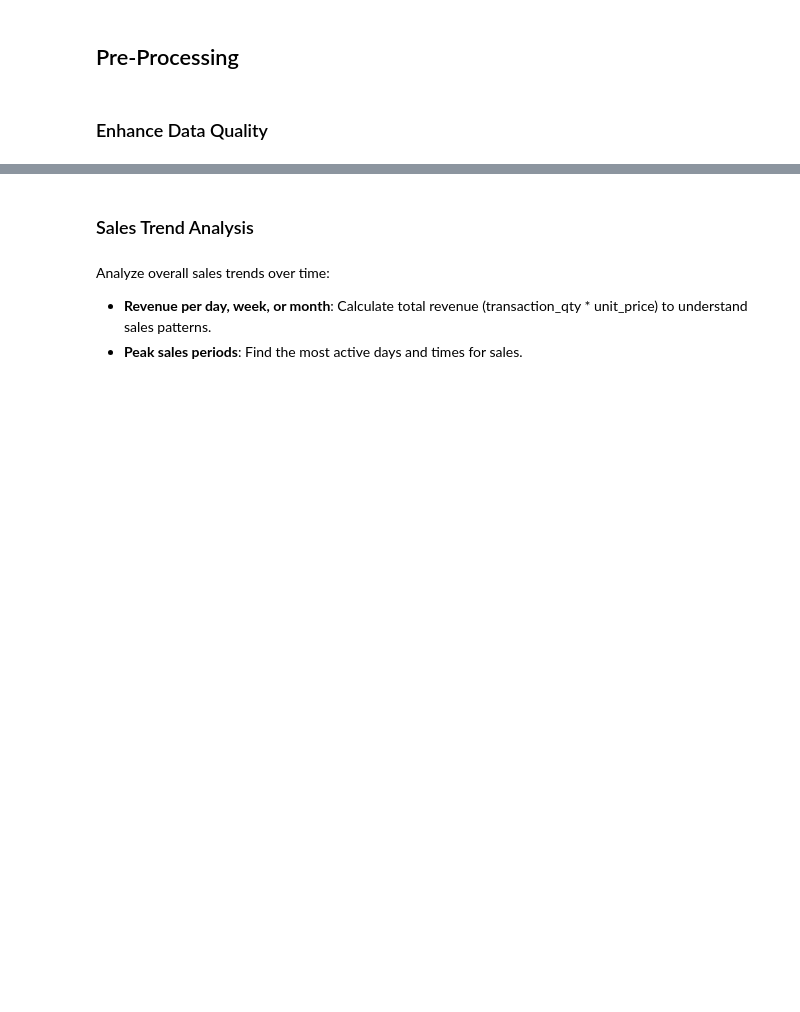
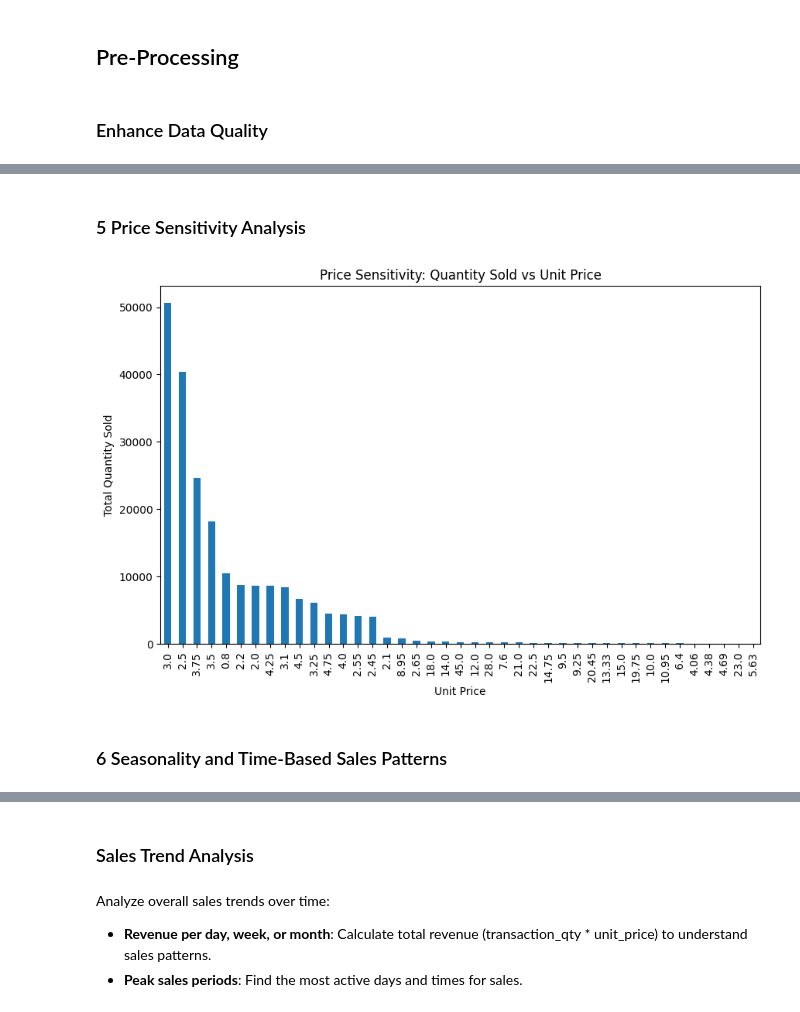
Before and after one commit to JinnOppa/Data-Analysis-Portfolio, a Jupyter notebook: coffee-shop-sales/project1.ipynb, the cells around one changed output, grey strips where cells are left out. Drawn from its saved outputs; the diff is of its cells as text; code cells hidden in the pictures; blank space fills up the shorter version.

```diff
--- a/coffee-shop-sales/project1.ipynb
+++ b/coffee-shop-sales/project1.ipynb
@@ -156,0 +342,14 @@ df[['product_detail', 'product_size', 'product_name']].head()
+# %% [markdown]
+### 5 Price Sensitivity Analysis
+# %%
+# Analyze how unit price affects sales quantities
+price_qty_relation = df.groupby('unit_price')['transaction_qty'].sum().sort_values(ascending=False)
+# %%
+# Plot unit price vs transaction quantity
+plt.figure(figsize=(10, 6))
+price_qty_relation.plot(kind='bar', title='Price Sensitivity: Quantity Sold vs Unit Price', xlabel='Unit Price', ylabel='Total Quantity Sold')
+plt.show()
+# %% [output]
+[figure, added]
+# %% [markdown]
+### 6 Seasonality and Time-Based Sales Patterns
```
Also changed, not shown: parts of 54 cells of this notebook.
